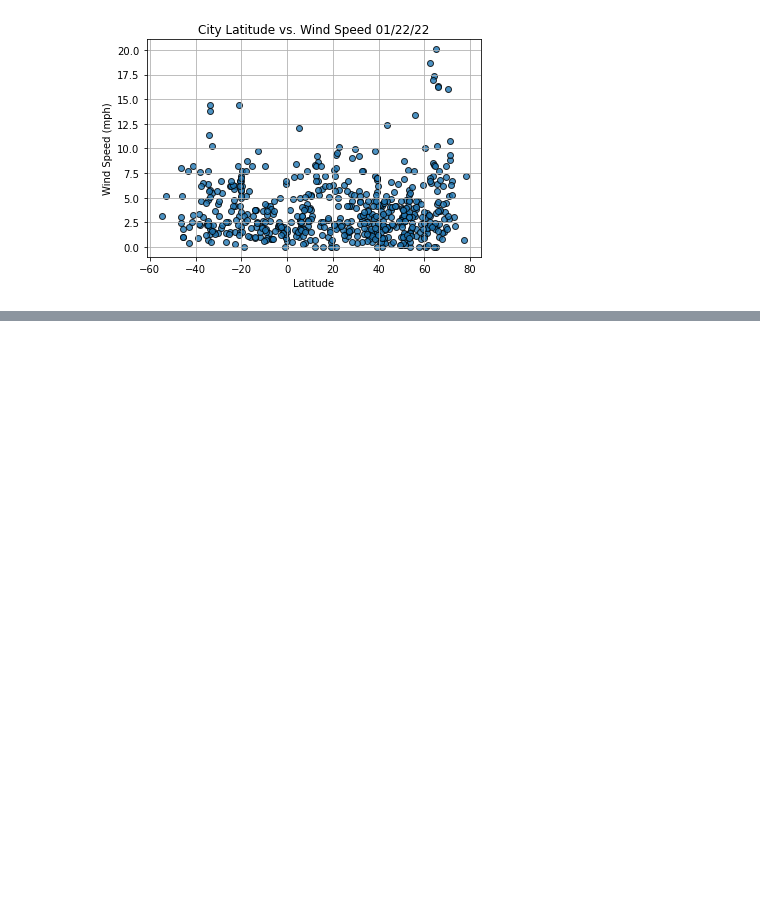
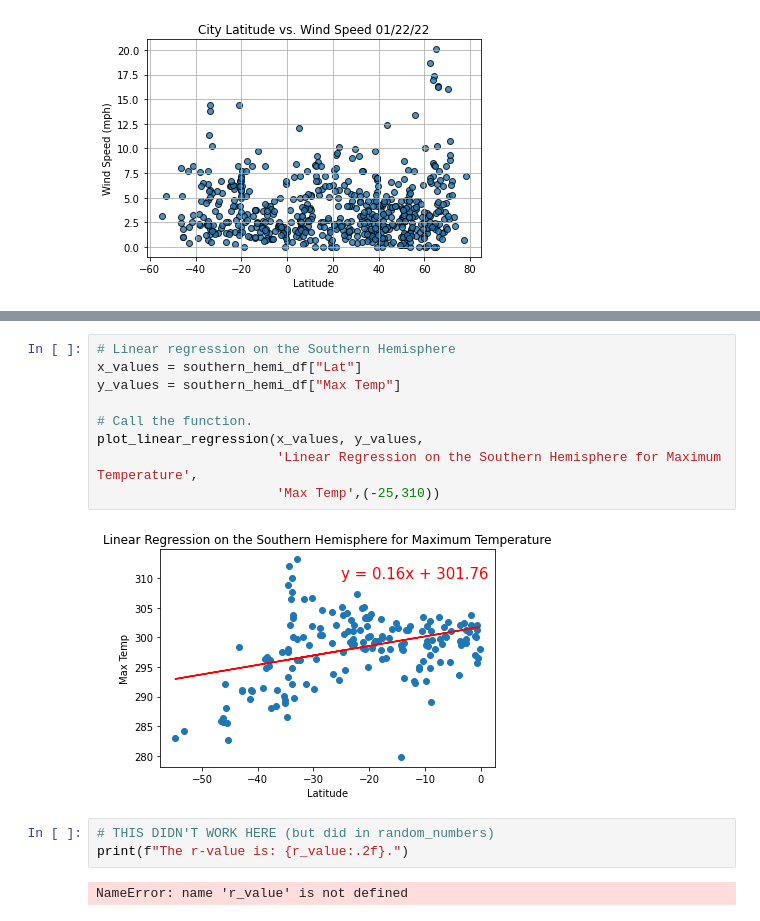
Before and after one commit to StephanieAShulman/Python_JSON_APIs, a Jupyter notebook: WeatherPy.ipynb, the cells around one changed output, grey strips where cells are left out. Saved outputs shown, nothing was run; the diff lists cells and outputs as text; blank space fills up the shorter version.

```diff
--- a/WeatherPy.ipynb
+++ b/WeatherPy.ipynb
@@ -346,0 +439,16 @@ plt.show()
+# %%
+# Linear regression on the Southern Hemisphere
+x_values = southern_hemi_df["Lat"]
+y_values = southern_hemi_df["Max Temp"]
+
+# Call the function.
+plot_linear_regression(x_values, y_values,
+                       'Linear Regression on the Southern Hemisphere for Maximum Temperature',
+                       'Max Temp',(-25,310))
+# %% [output]
+[figure, added]
+# %%
+# THIS DIDN'T WORK HERE (but did in random_numbers)
+print(f"The r-value is: {r_value:.2f}.")
+# %% [output]
+NameError: name 'r_value' is not defined
```
Also changed, not shown: parts of 29 cells of this notebook.
